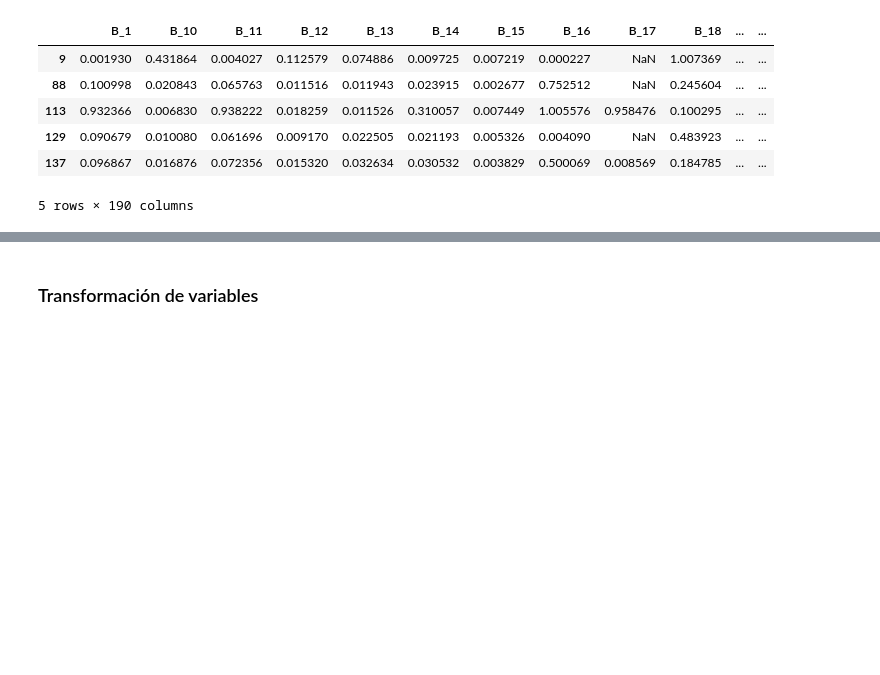
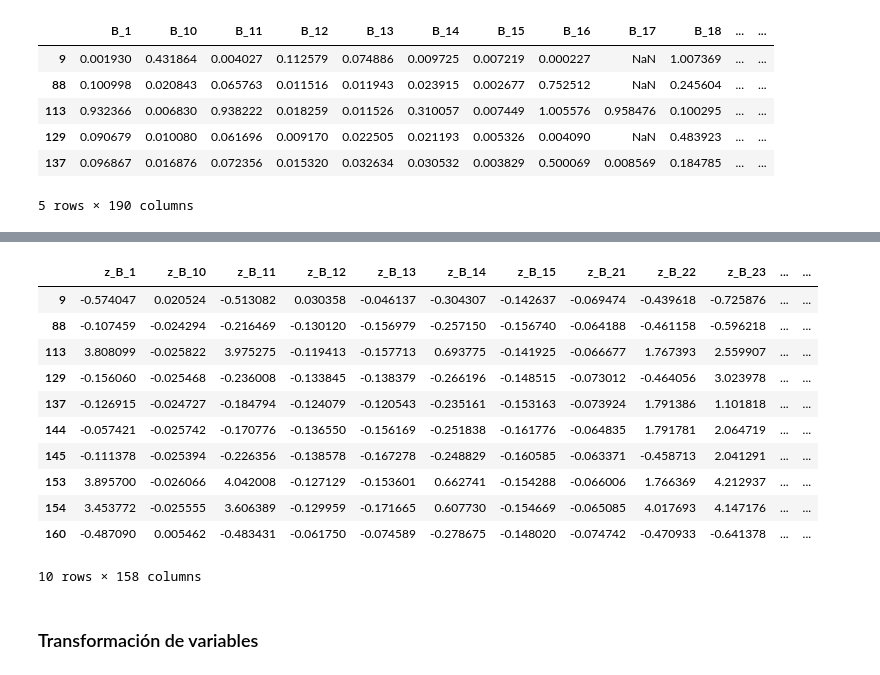
Before and after one commit to gabrielPeraltaM/datos-tp3, a Jupyter notebook: main_parquet.ipynb, the cells around one changed output, grey strips where cells are left out. Cells and saved outputs as stored; diff of their text form; code cells hidden in the pictures; blank space fills up the shorter version.

```diff
--- a/main_parquet.ipynb
+++ b/main_parquet.ipynb
@@ -456,0 +484,6 @@ df_reducido.head()
+# %%
+columns = df_reducido.drop(columns=['B_31','D_63', 'D_64', 'S_2','target']).columns
+zscore_df = pd.DataFrame()
+column_name = 'z_'
+for column in columns:
+  zscore_df[column_name + column] = st.zscore(df_reducido[column])
@@ -457,3 +500,23 @@ df_reducido.head()
+# %%
+outliers_df = pd.DataFrame()
+for column in zscore_df.columns:
+  if (sum(zscore_df[column].values > 3) > 0) or (sum(zscore_df[column].values < -3) > 0):
+    outliers_df[column] = zscore_df[column]
+# %%
+outliers_df.head(10)
+# %% [output]
+|  | z_B_1 | z_B_10 | z_B_11 | z_B_12 | z_B_13 | z_B_14 | z_B_15 | z_B_21 | z_B_22 | z_B_23 | ... | ... |
+| 9 | -0.574047 | 0.020524 | -0.513082 | 0.030358 | -0.046137 | -0.304307 | -0.142637 | -0.069474 | -0.439618 | -0.725876 | ... | ... |
+| 88 | -0.107459 | -0.024294 | -0.216469 | -0.130120 | -0.156979 | -0.257150 | -0.156740 | -0.064188 | -0.461158 | -0.596218 | ... | ... |
+| 113 | 3.808099 | -0.025822 | 3.975275 | -0.119413 | -0.157713 | 0.693775 | -0.141925 | -0.066677 | 1.767393 | 2.559907 | ... | ... |
+| 129 | -0.156060 | -0.025468 | -0.236008 | -0.133845 | -0.138379 | -0.266196 | -0.148515 | -0.073012 | -0.464056 | 3.023978 | ... | ... |
+| 137 | -0.126915 | -0.024727 | -0.184794 | -0.124079 | -0.120543 | -0.235161 | -0.153163 | -0.073924 | 1.791386 | 1.101818 | ... | ... |
+| 144 | -0.057421 | -0.025742 | -0.170776 | -0.136550 | -0.156169 | -0.251838 | -0.161776 | -0.064835 | 1.791781 | 2.064719 | ... | ... |
+| 145 | -0.111378 | -0.025394 | -0.226356 | -0.138578 | -0.167278 | -0.248829 | -0.160585 | -0.063371 | -0.458713 | 2.041291 | ... | ... |
+| 153 | 3.895700 | -0.026066 | 4.042008 | -0.127129 | -0.153601 | 0.662741 | -0.154288 | -0.066006 | 1.766369 | 4.212937 | ... | ... |
+| 154 | 3.453772 | -0.025555 | 3.606389 | -0.129959 | -0.171665 | 0.607730 | -0.154669 | -0.065085 | 4.017693 | 4.147176 | ... | ... |
+| 160 | -0.487090 | 0.005462 | -0.483431 | -0.061750 | -0.074589 | -0.278675 | -0.148020 | -0.074742 | -0.470933 | -0.641378 | ... | ... |
+10 rows × 158 columns
 # %% [markdown]
 ### Transformación de variables
 # %% [markdown]
```
Also changed, not shown: parts of 9 cells of this notebook.
